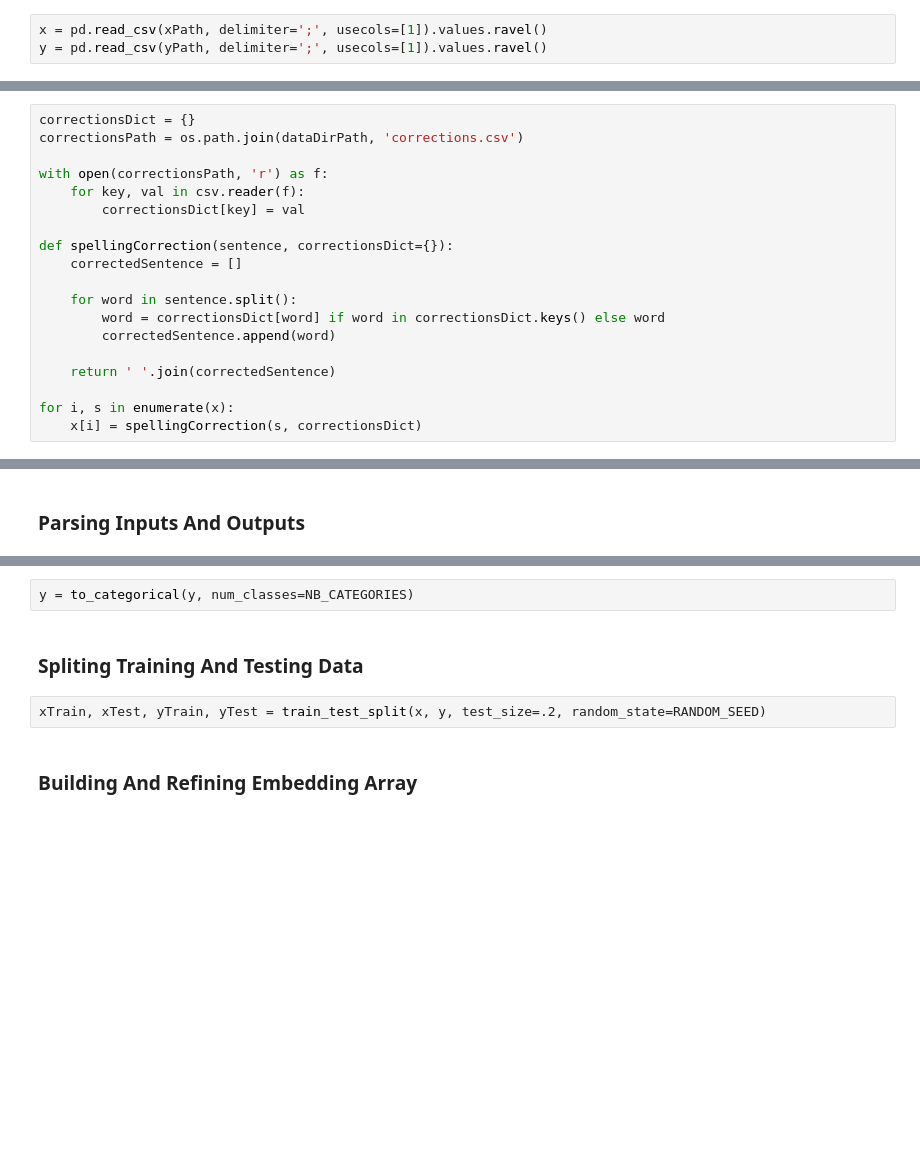
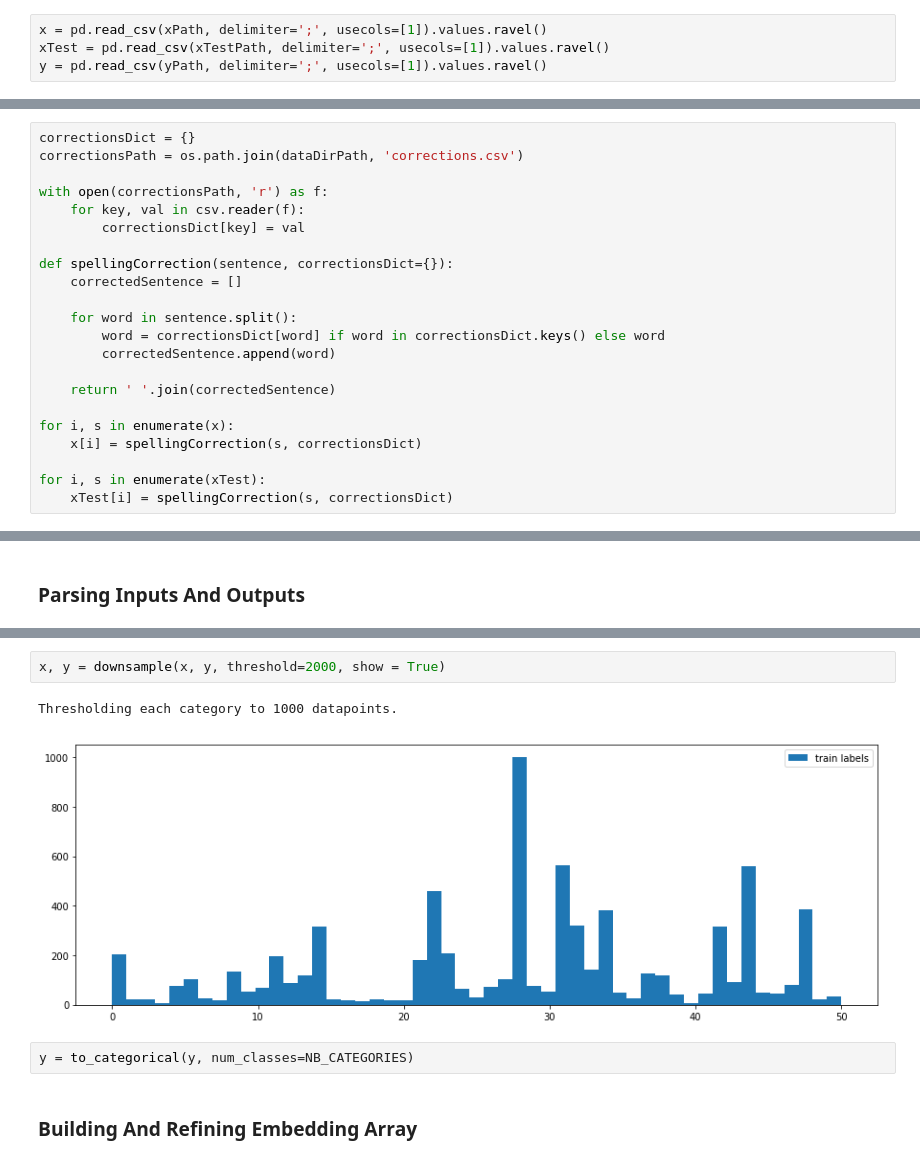
Before and after one commit to alexisthual/posos-data-challenge, a Jupyter notebook: Workflow.ipynb, the cells around one changed output, grey strips where cells are left out. Drawn from its saved outputs; the diff is of its cells as text; blank space fills up the shorter version.

```diff
--- a/Workflow.ipynb
+++ b/Workflow.ipynb
@@ -58,6 +58,7 @@ pretrainedEmbeddings = gensim.models.KeyedVectors.\
 ## Loading Data
 # %%
 x = pd.read_csv(xPath, delimiter=';', usecols=[1]).values.ravel()
+xTest = pd.read_csv(xTestPath, delimiter=';', usecols=[1]).values.ravel()
 y = pd.read_csv(yPath, delimiter=';', usecols=[1]).values.ravel()
 # %% [markdown]
 ## Preprocessing Data
@@ -82,6 +83,9 @@ def spellingCorrection(sentence, correctionsDict={}):
 
 for i, s in enumerate(x):
     x[i] = spellingCorrection(s, correctionsDict)
+
+for i, s in enumerate(xTest):
+    xTest[i] = spellingCorrection(s, correctionsDict)
 # %% [markdown]
 ### Tokenizing Data
 # %%
@@ -105,9 +144,10 @@ x = sequence.pad_sequences(x, PADDING)
+# %%
+x, y = downsample(x, y, threshold=2000, show = True)
+# %% [output]
+Thresholding each category to 1000 datapoints.
+[figure, added]
 # %%
 y = to_categorical(y, num_classes=NB_CATEGORIES)
-# %% [markdown]
-### Spliting Training And Testing Data
-# %%
-xTrain, xTest, yTrain, yTest = train_test_split(x, y, test_size=.2, random_state=RANDOM_SEED)
 # %% [markdown]
 ### Building And Refining Embedding Array
 # %% [markdown]
```
Also changed, not shown: parts of 17 cells of this notebook.
